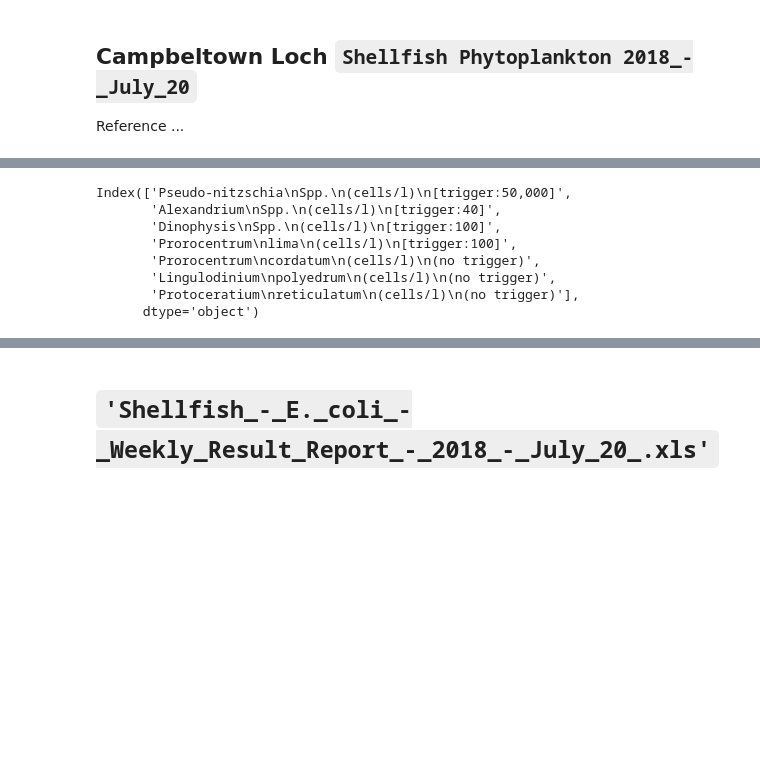
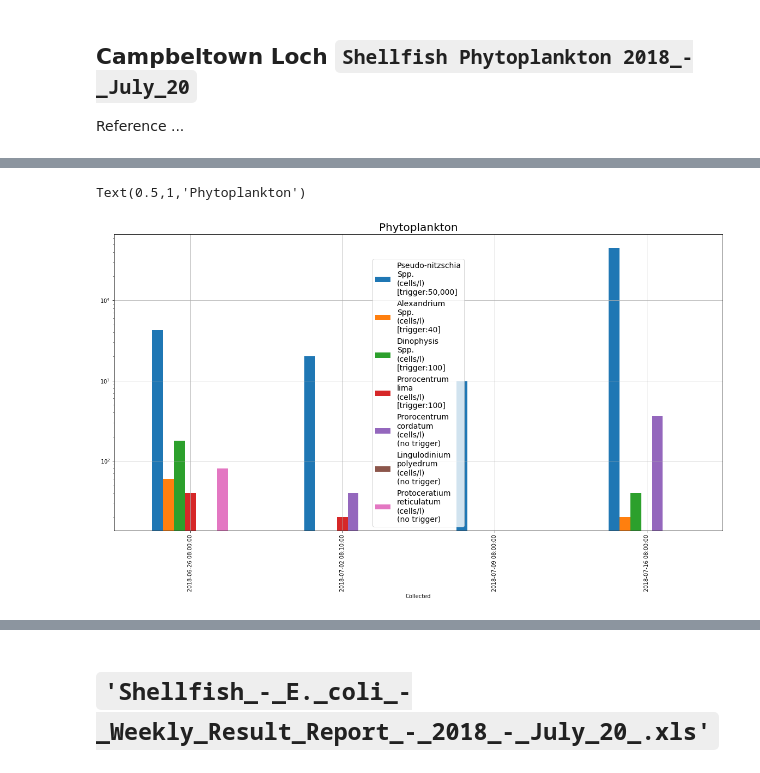
Before and after one commit to douglasmacdonald/python, a Jupyter notebook: notebooks/water_quality.ipynb, the cells around one changed output, grey strips where cells are left out. Saved outputs shown, nothing was run; the diff lists cells and outputs as text; code cells hidden in the pictures; blank space fills up the shorter version.

```diff
--- a/notebooks/water_quality.ipynb
+++ b/notebooks/water_quality.ipynb
@@ -65,17 +65,13 @@ pyhtoplankton_ct
 | 2018-07-02 08:10:00 | 2000 | 0 | 0 | 20 | ... |
 | 2018-07-09 08:00:00 | 980 | 0 | 0 | 0 | ... |
 | 2018-07-16 08:00:00 | 45228 | 20 | 40 | 0 | ... |
-# %%
-pyhtoplankton_ct.columns
-# %% [output]
-Index(['Pseudo-nitzschia\nSpp.\n(cells/l)\n[trigger:50,000]',
-       'Alexandrium\nSpp.\n(cells/l)\n[trigger:40]',
-       'Dinophysis\nSpp.\n(cells/l)\n[trigger:100]',
-       'Prorocentrum\nlima\n(cells/l)\n[trigger:100]',
-       'Prorocentrum\ncordatum\n(cells/l)\n(no trigger)',
-       'Lingulodinium\npolyedrum\n(cells/l)\n(no trigger)',
-       'Protoceratium\nreticulatum\n(cells/l)\n(no trigger)'],
-      dtype='object')
+# %%
+ax = pyhtoplankton_ct.plot.bar(figsize=(20, 10), grid=True, logy=True, label=True)
+ax.legend(loc=0, fontsize=14)
+ax.set_title(label="Phytoplankton", fontsize=20)
+# %% [output]
+Text(0.5,1,'Phytoplankton')
+[figure, added]
 # %%
 # Phytoplankton
 pyhtoplankton_ct_trig = pyhtoplankton_ct.iloc[:, 0:4]
```
Also changed, not shown: parts of 11 cells of this notebook.
